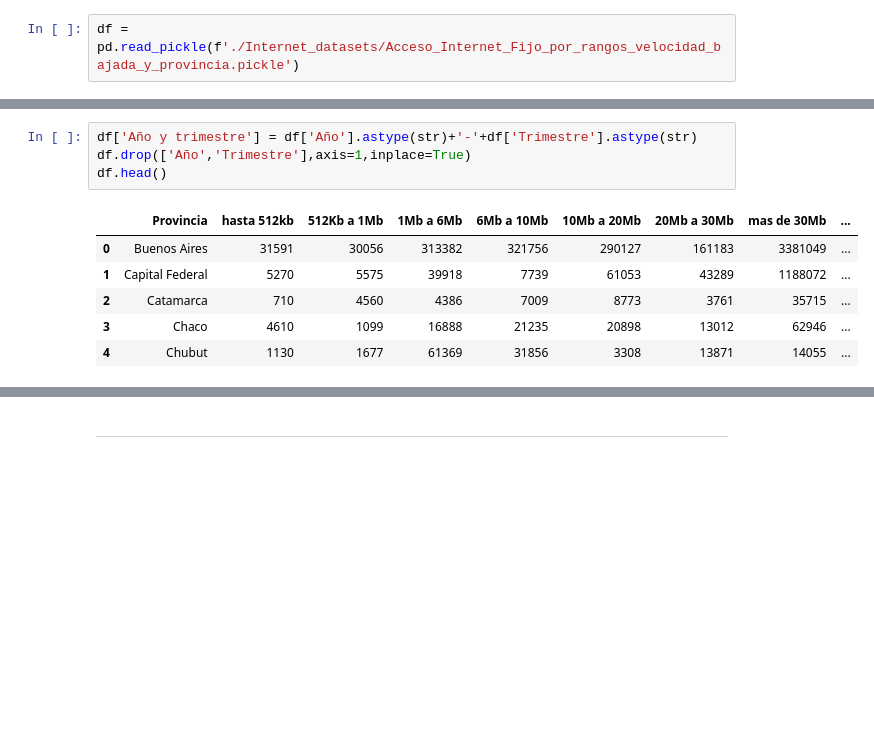
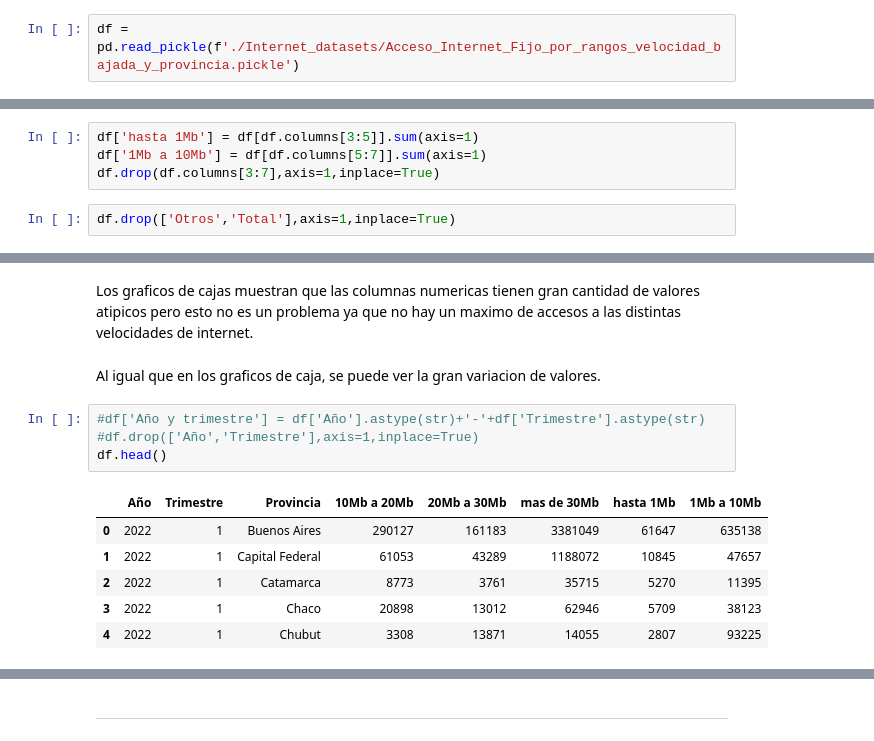
Before and after one commit to Galo0000/Analitics_Proyect, a Jupyter notebook: EDA.ipynb, the cells around one changed output, grey strips where cells are left out. Cells and saved outputs as stored; diff of their text form; blank space fills up the shorter version.

```diff
--- a/EDA.ipynb
+++ b/EDA.ipynb
@@ -106,0 +87,6 @@ dtype: float64
+# %%
+df['hasta 1Mb'] = df[df.columns[3:5]].sum(axis=1)
+df['1Mb a 10Mb'] = df[df.columns[5:7]].sum(axis=1)
+df.drop(df.columns[3:7],axis=1,inplace=True)
+# %%
+df.drop(['Otros','Total'],axis=1,inplace=True)
@@ -107,11 +113,15 @@ dtype: float64
+# %% [markdown]
+Los graficos de cajas muestran que las columnas numericas tienen gran cantidad de valores atipicos pero esto no es un problema ya que no hay un maximo de accesos a las distintas velocidades de internet.
+# %% [markdown]
+Al igual que en los graficos de caja, se puede ver la gran variacion de valores.
 # %%
-df['Año y trimestre'] = df['Año'].astype(str)+'-'+df['Trimestre'].astype(str)
-df.drop(['Año','Trimestre'],axis=1,inplace=True)
+#df['Año y trimestre'] = df['Año'].astype(str)+'-'+df['Trimestre'].astype(str)
+#df.drop(['Año','Trimestre'],axis=1,inplace=True)
 df.head()
 # %% [output]
-|  | Provincia | hasta 512kb | 512Kb a 1Mb | 1Mb a 6Mb | 6Mb a 10Mb | 10Mb a 20Mb | 20Mb a 30Mb | mas de 30Mb | ... |
-| 0 | Buenos Aires | 31591 | 30056 | 313382 | 321756 | 290127 | 161183 | 3381049 | ... |
-| 1 | Capital Federal | 5270 | 5575 | 39918 | 7739 | 61053 | 43289 | 1188072 | ... |
-| 2 | Catamarca | 710 | 4560 | 4386 | 7009 | 8773 | 3761 | 35715 | ... |
-| 3 | Chaco | 4610 | 1099 | 16888 | 21235 | 20898 | 13012 | 62946 | ... |
-| 4 | Chubut | 1130 | 1677 | 61369 | 31856 | 3308 | 13871 | 14055 | ... |
+|  | Año | Trimestre | Provincia | 10Mb a 20Mb | 20Mb a 30Mb | mas de 30Mb | hasta 1Mb | 1Mb a 10Mb |
+| 0 | 2022 | 1 | Buenos Aires | 290127 | 161183 | 3381049 | 61647 | 635138 |
+| 1 | 2022 | 1 | Capital Federal | 61053 | 43289 | 1188072 | 10845 | 47657 |
+| 2 | 2022 | 1 | Catamarca | 8773 | 3761 | 35715 | 5270 | 11395 |
+| 3 | 2022 | 1 | Chaco | 20898 | 13012 | 62946 | 5709 | 38123 |
+| 4 | 2022 | 1 | Chubut | 3308 | 13871 | 14055 | 2807 | 93225 |
```
Also changed, not shown: parts of 32 cells of this notebook, 8 other files.
